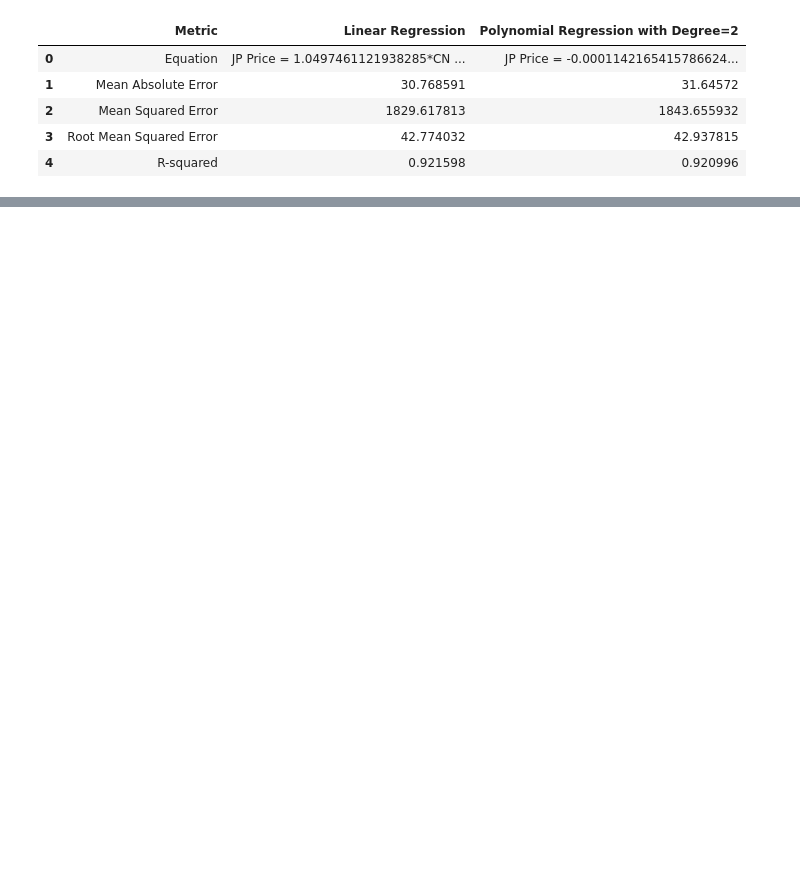
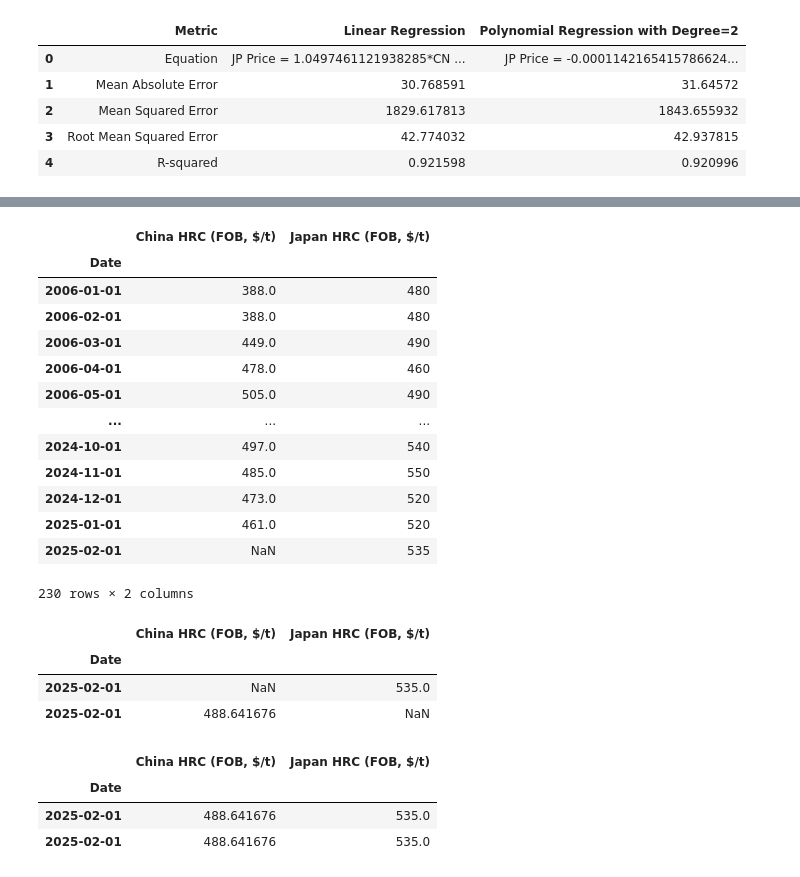
Before and after one commit to nguyenhpnguyen/BT4103-Business-Analytics-Capstone-Project, a Jupyter notebook: notebook/05_hrc_price_Japan_prediction.ipynb, the cells around one changed output, grey strips where cells are left out. Cells and saved outputs as stored; diff of their text form; code cells hidden in the pictures; blank space fills up the shorter version.

```diff
--- a/notebook/05_hrc_price_Japan_prediction.ipynb
+++ b/notebook/05_hrc_price_Japan_prediction.ipynb
@@ -235,0 +290,38 @@ pd.DataFrame(comparison_stats)
+# %%
+# Re-examine the available data about HRC prices in China and Japan
+hrc_price_CN_JP
+# %% [output]
+|  | China HRC (FOB, $/t) | Japan HRC (FOB, $/t) |
+| Date |  |  |
+| 2006-01-01 | 388.0 | 480 |
+| 2006-02-01 | 388.0 | 480 |
+| 2006-03-01 | 449.0 | 490 |
+| 2006-04-01 | 478.0 | 460 |
+| 2006-05-01 | 505.0 | 490 |
+| ... | ... | ... |
+| 2024-10-01 | 497.0 | 540 |
+| 2024-11-01 | 485.0 | 550 |
+| 2024-12-01 | 473.0 | 520 |
+| 2025-01-01 | 461.0 | 520 |
+| 2025-02-01 | NaN | 535 |
+230 rows × 2 columns
+# %%
+# Check for duplicates in the merged data
+hrc_price_CN_JP = pd.concat([hrc_price_CN_JP, hrc_CN_forecast], axis=0, ignore_index=False)
+duplicated_index = hrc_price_CN_JP[hrc_price_CN_JP.index.duplicated() == True].index.values
+hrc_price_CN_JP.loc[hrc_price_CN_JP.index.isin(duplicated_index)]
+# %% [output]
+|  | China HRC (FOB, $/t) | Japan HRC (FOB, $/t) |
+| Date |  |  |
+| 2025-02-01 | NaN | 535.0 |
+| 2025-02-01 | 488.641676 | NaN |
+# %%
+# Drop duplicates - fill in NA values
+hrc_price_CN_JP['China HRC (FOB, $/t)'] = hrc_price_CN_JP['China HRC (FOB, $/t)'].bfill() # fill with succeeding value
+hrc_price_CN_JP['Japan HRC (FOB, $/t)'] = hrc_price_CN_JP['Japan HRC (FOB, $/t)'].ffill() # fill with preceeding value
+hrc_price_CN_JP.loc[hrc_price_CN_JP.index.isin(duplicated_index)]
+# %% [output]
+|  | China HRC (FOB, $/t) | Japan HRC (FOB, $/t) |
+| Date |  |  |
+| 2025-02-01 | 488.641676 | 535.0 |
+| 2025-02-01 | 488.641676 | 535.0 |
```
Also changed, not shown: parts of 32 cells of this notebook, 4 other files.
